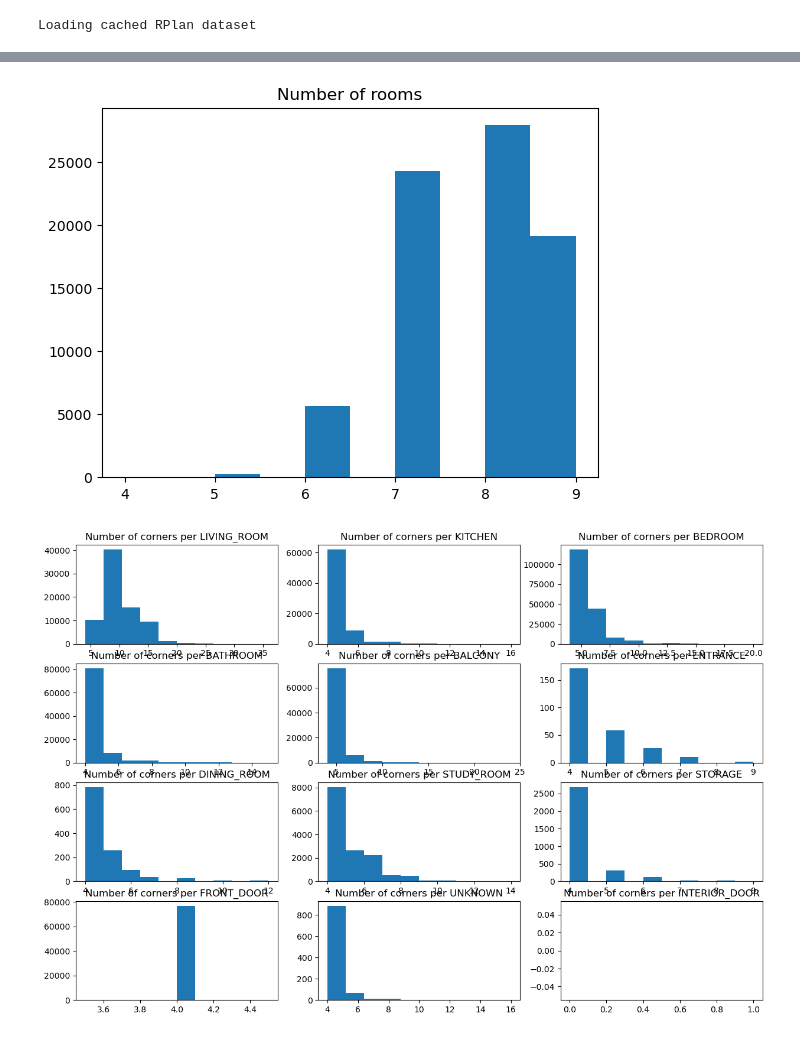
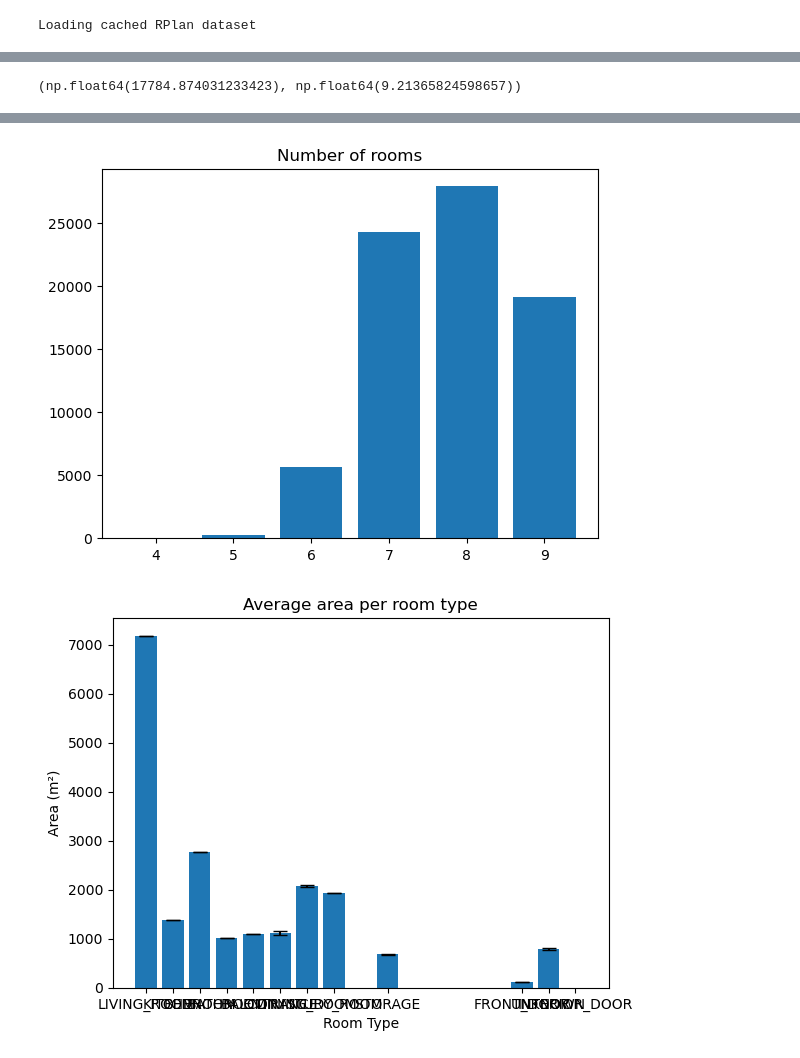
Before and after one commit to mario-deaconescu/HouseCFG, a Jupyter notebook: notebooks/dataset_analysis.ipynb, the cells around one changed output, grey strips where cells are left out. Saved outputs shown, nothing was run; the diff lists cells and outputs as text; code cells hidden in the pictures.

```diff
--- a/notebooks/dataset_analysis.ipynb
+++ b/notebooks/dataset_analysis.ipynb
@@ -15,12 +24,20 @@ class Analyzer(RPlanAnalysisVisualizer):
         corners_per_room = {room_type: [] for room_type in RoomType}
         for room in plan.rooms:
             corners_per_room[room.room_type].append(room.corners.shape[0])
+        areas = {
+            room_type: [] for room_type in RoomType
+        }
+        for room in plan.rooms:
+            areas[room.room_type].append(room.area())
+
         return {
             'num_corners': np.array([room.corners.shape[0] for room in plan.rooms]),
             'total_points': np.sum([room.corners.shape[0] for room in plan.rooms]),
             'room_types': Counter([room.room_type for room in plan.rooms]),
             'num_rooms': len(plan.rooms),
-            'corners_per_room': corners_per_room
+            'corners_per_room': corners_per_room,
+            'areas_per_room': areas,
+            'area': np.sum([np.sum(areas) for areas in areas.values()]),
         }
 
     def aggregate(self, plans: Iterable[T]) -> U:
@@ -32,10 +49,17 @@ class Analyzer(RPlanAnalysisVisualizer):
             'corners_per_room': {
                 room_type: np.concatenate([plan['corners_per_room'][room_type] for plan in plans])
                 for room_type in RoomType
-            }
+            },
+            'areas_per_room': {
+                room_type: np.concatenate([plan['areas_per_room'][room_type] for plan in plans])
+                for room_type in RoomType
+            },
+            'areas': np.array([plan['area'] for plan in plans]),
         }
 
-    def visualize(self, data: U):
+    def visualize(self, data: U, include_latex: bool = False):
+        if include_latex:
+            os.makedirs('pgf', exist_ok=True)
         plt.hist(data['num_corners'])
         plt.title('Number of corners per room')
         plt.show()
@@ -48,9 +72,26 @@ class Analyzer(RPlanAnalysisVisualizer):
         plt.title('Room types')
         plt.show()
 
-        plt.hist(data['num_rooms'])
+        # plt.hist(data['num_rooms'], bins=np.arange(data['num_rooms'].min(), data['num_rooms'].max() + 1) - 0.5)
+        labels, counts = np.unique(data['num_rooms'], return_counts=True)
+        plt.bar(labels, counts, align='center')
+        plt.gca().set_xticks(labels)
         plt.title('Number of rooms')
+        plt.savefig('pgf/num_rooms.pgf', bbox_inches='tight', pad_inches=0.0, backend='pgf') if include_latex else None
         plt.show()
+
+        area_stats = {
+            room_type: StatsScore(data['areas_per_room'][room_type]) if len(
+                data['areas_per_room'][room_type]) > 0 else StatsScore(np.array([0]))
+            for room_type in RoomType
+        }
+        areas = [area_stats[room_type].mean for room_type in RoomType]
+        area_errors = [area_stats[room_type].sem for room_type in RoomType]
+        plt.bar([x.value for x in RoomType], areas, yerr=area_errors, capsize=5)
+        plt.title('Average area per room type')
+        plt.xlabel('Room Type')
+        plt.ylabel('Area (m²)')
+        plt.xticks([x.value for x in RoomType], [x.name for x in RoomType])
 
         num_room_types = len(RoomType)
         rows = np.ceil(np.sqrt(num_room_types)).astype(int)
@@ -60,6 +101,7 @@ class Analyzer(RPlanAnalysisVisualizer):
             ax = axes[i // cols, i % cols]
             ax.hist(data['corners_per_room'][room_type])
             ax.set_title(f'Number of corners per {room_type.name}')
+
         plt.show()
 # %%
 dataset = RPlanDataset('../data/rplan', load_all=True)
@@ -84,0 +115,4 @@ Counter({bedroom: 177097,
+# %%
+stats.mean, stats.sem
+# %% [output]
+(np.float64(17784.874031233423), np.float64(9.21365824598657))
@@ -85,8 +137,8 @@ Counter({bedroom: 177097,
 # %%
-analyzer.visualize(data)
+analyzer.visualize(data, include_latex=True)
 # %% [output]
 [figure]
 [figure]
 [figure]
-[figure, old version]
+[figure, new version]
-[figure, old version]
+[figure, new version]
```
Also changed, not shown: parts of 6 cells of this notebook, 3 other files.
